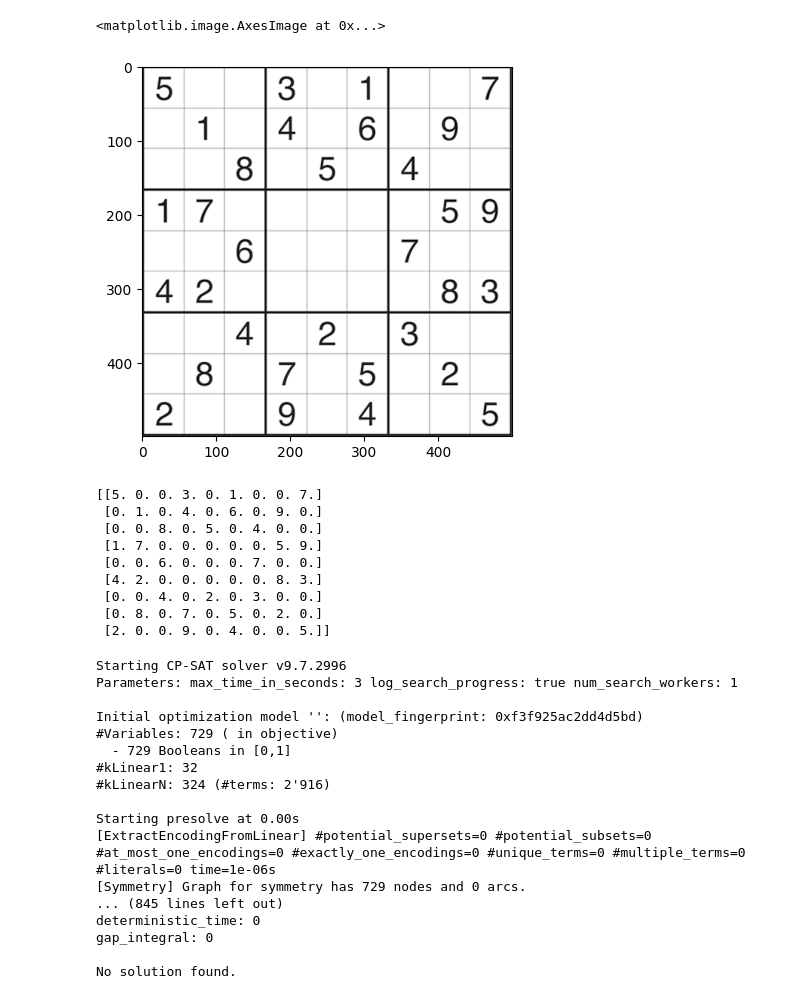
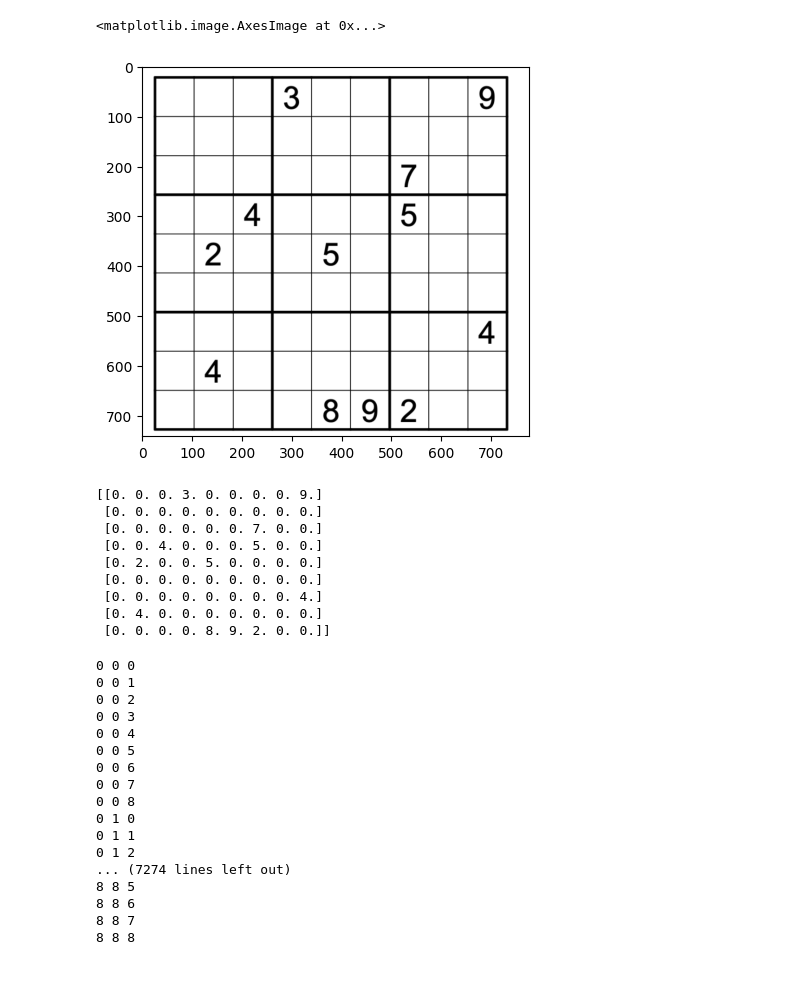
Before and after one commit to silvansuter/Sudoku-Detector-and-Solver, a Jupyter notebook: demo.ipynb, the cells around one changed output. Saved outputs shown, nothing was run; the diff lists cells and outputs as text; code cells hidden in the pictures.

```diff
--- a/demo.ipynb
+++ b/demo.ipynb
@@ -20,14 +20,14 @@ importlib.reload(sudoku_solver.representing_sudoku)
 # %%
 # Read an image of a Sudoku
 image_folder = 'images/'
-image_path = image_folder + 'example_images/sudoku1.png' # For the example images, choose 'example_images/sudokux.png' for x = 1,2,3 or 4.
+image_path = image_folder + 'example_images/sudoku4.png' # For the example images, choose 'example_images/sudokux.png' for x = 1,2,3 or 4.
 image = cv2.imread(image_path)
 
 # Show the image
 plt.imshow(image)
 # %% [output]
 <matplotlib.image.AxesImage at 0x...>
-[figure, old version]
+[figure, new version]
 # %%
 # Recognize the Sudoku from the image and obtain a 9x9 array.
 weights_path = 'puzzle_recognition/model_training/digit_recognizer.h5' #Path for weights of the CNN for digit recognition
@@ -36,15 +36,15 @@ sudoku = recognize_sudoku(image, weights_path)
 # Show the read Sudoku
 print(sudoku)
 # %% [output]
-[[5. 0. 0. 3. 0. 1. 0. 0. 7.]
- [0. 1. 0. 4. 0. 6. 0. 9. 0.]
- [0. 0. 8. 0. 5. 0. 4. 0. 0.]
- [1. 7. 0. 0. 0. 0. 0. 5. 9.]
- [0. 0. 6. 0. 0. 0. 7. 0. 0.]
- [4. 2. 0. 0. 0. 0. 0. 8. 3.]
- [0. 0. 4. 0. 2. 0. 3. 0. 0.]
- [0. 8. 0. 7. 0. 5. 0. 2. 0.]
- [2. 0. 0. 9. 0. 4. 0. 0. 5.]]
+[[0. 0. 0. 3. 0. 0. 0. 0. 9.]
+ [0. 0. 0. 0. 0. 0. 0. 0. 0.]
+ [0. 0. 0. 0. 0. 0. 7. 0. 0.]
+ [0. 0. 4. 0. 0. 0. 5. 0. 0.]
+ [0. 2. 0. 0. 5. 0. 0. 0. 0.]
+ [0. 0. 0. 0. 0. 0. 0. 0. 0.]
+ [0. 0. 0. 0. 0. 0. 0. 0. 4.]
+ [0. 4. 0. 0. 0. 0. 0. 0. 0.]
+ [0. 0. 0. 0. 8. 9. 2. 0. 0.]]
 # %%
 # Sometimes it may happen that a number did not get read correctly (depending on many factors). Here one can correct wrong numbers:
 #sudoku[3][5] = 7 #uncomment to make changes
@@ -54,23 +54,23 @@ print(sudoku)
 max_sols_computing = 10 #There can be a huge amount of solutions if the puzzle has few filled numbers. This variable provides a cap as to how many distinct solutions will be computed.
 n_sols, sols = ComputeAllSolutions(sudoku, max_sols_computing)
 # %% [output]
-Starting CP-SAT solver v9.7.2996
-Parameters: max_time_in_seconds: 3 log_search_progress: true num_search_workers: 1
-
-Initial optimization model '': (model_fingerprint: 0xf3f925ac2dd4d5bd)
-#Variables: 729 ( in objective)
-  - 729 Booleans in [0,1]
-#kLinear1: 32
-#kLinearN: 324 (#terms: 2'916)
-
-Starting presolve at 0.00s
-[ExtractEncodingFromLinear] #potential_supersets=0 #potential_subsets=0 #at_most_one_encodings=0 #exactly_one_encodings=0 #unique_terms=0 #multiple_terms=0 #literals=0 time=1e-06s
-[Symmetry] Graph for symmetry has 729 nodes and 0 arcs.
-... (845 lines left out)
-deterministic_time: 0
-gap_integral: 0
-
-No solution found.
+0 0 0
+0 0 1
+0 0 2
+0 0 3
+0 0 4
+0 0 5
+0 0 6
+0 0 7
+0 0 8
+0 1 0
+0 1 1
+0 1 2
+... (7274 lines left out)
+8 8 5
+8 8 6
+8 8 7
+8 8 8
 # %%
 # Print all distinct solutions to the Sudoku.
 
```
Also changed, not shown: parts of 2 cells of this notebook, 1 other file.
